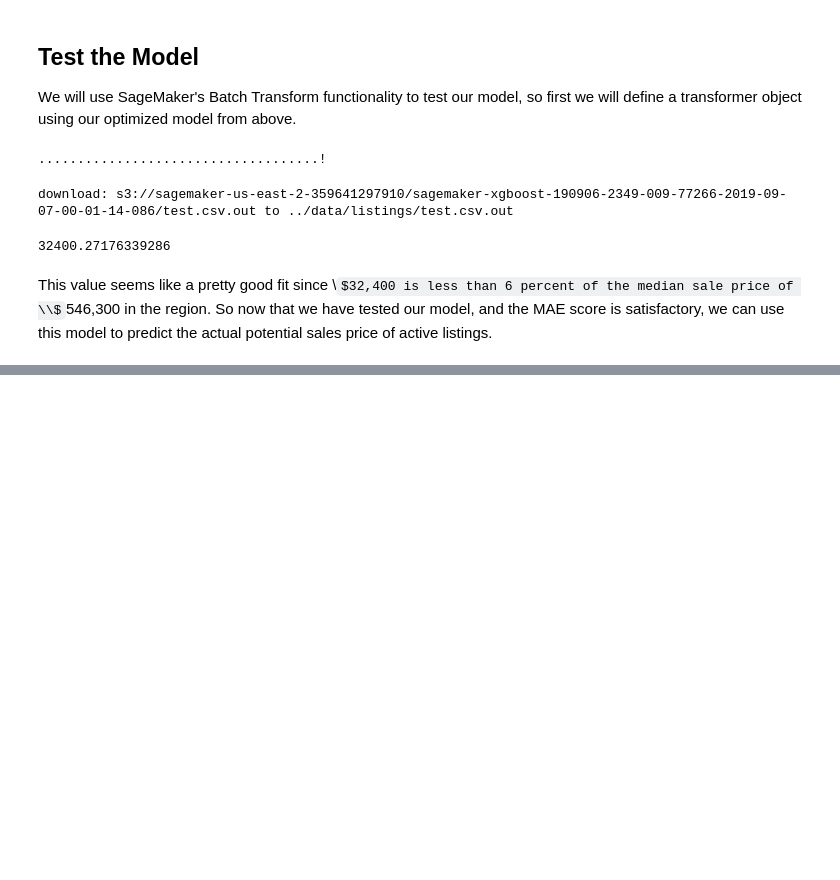
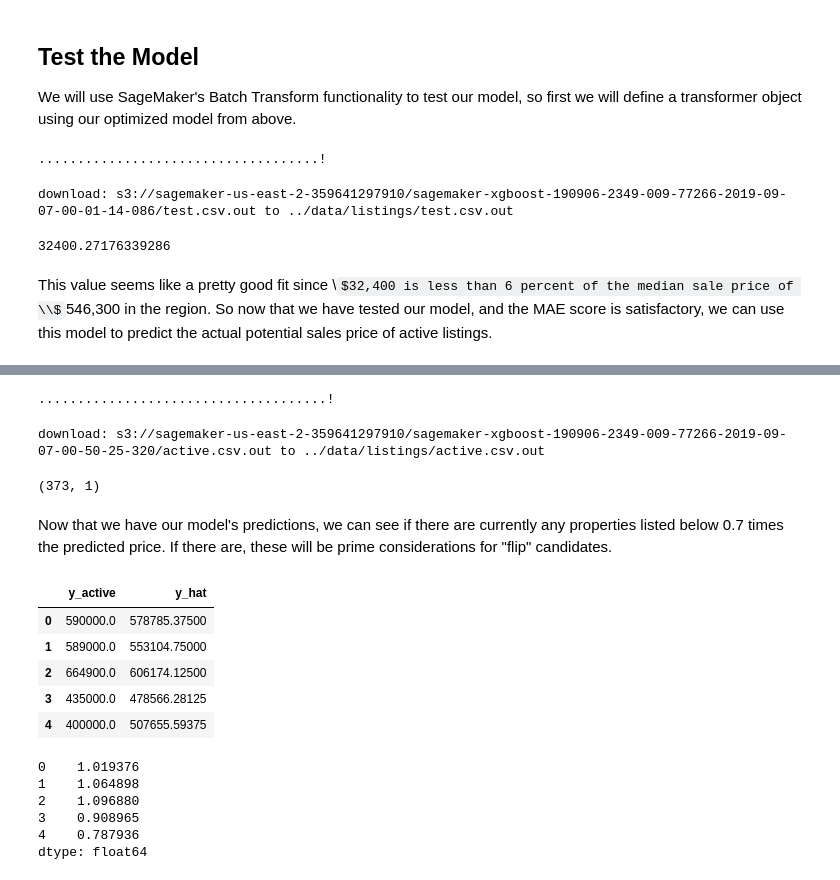
Before and after one commit to stonecoldnicole/flip-or-skip, a Jupyter notebook: XGBoost_Model.ipynb, the cells around one changed output, grey strips where cells are left out. Drawn from its saved outputs; the diff is of its cells as text; code cells hidden in the pictures; some formulas as TeX source; blank space fills up the shorter version.

```diff
--- a/XGBoost_Model.ipynb
+++ b/XGBoost_Model.ipynb
@@ -583,0 +585,43 @@ This value seems like a pretty good fit since \\$32,400 is less than 6 percent o
+# %%
+# S3 and stored that path as 'test_location'
+xgb_transformer.transform(active_location, content_type='text/csv', split_type='Line')
+xgb_transformer.wait()
+# %% [output]
+.....................................!
+# %%
+# Output is saved to S3, so we will need to load it into this notebook from S3
+!aws s3 cp --recursive $xgb_transformer.output_path $data_dir
+
+# Predicted values for the test set will be saved to Pandas Series object 'y_pred'
+y_hat = pd.read_csv(os.path.join(data_dir, 'active.csv.out'), header=None)
+# %% [output]
+download: s3://sagemaker-us-east-2-359641297910/sagemaker-xgboost-190906-2349-009-77266-2019-09-07-00-50-25-320/active.csv.out to ../data/listings/active.csv.out
+# %%
+y_hat.shape
+# %% [output]
+(373, 1)
+# %% [markdown]
+Now that we have our model's predictions, we can see if there are currently any properties listed below 0.7 times the predicted price. If there are, these will be prime considerations for "flip" candidates.
+# %%
+both_y = pd.concat([y_active, y_hat], axis=1)
+both_y.columns = ['y_active', 'y_hat']
+both_y.head()
+# %% [output]
+|  | y_active | y_hat |
+| 0 | 590000.0 | 578785.37500 |
+| 1 | 589000.0 | 553104.75000 |
+| 2 | 664900.0 | 606174.12500 |
+| 3 | 435000.0 | 478566.28125 |
+| 4 | 400000.0 | 507655.59375 |
+# %%
+# Create a Series of the proportion of list prices (entries y_active) to predicted price (y_hat)
+# y_active / y_hat
+proportion = pd.Series(both_y['y_active'].divide(both_y['y_hat'], fill_value=1))
+proportion.head()
+# %% [output]
+0    1.019376
+1    1.064898
+2    1.096880
+3    0.908965
+4    0.787936
+dtype: float64
```
Also changed, not shown: parts of 8 cells of this notebook.
